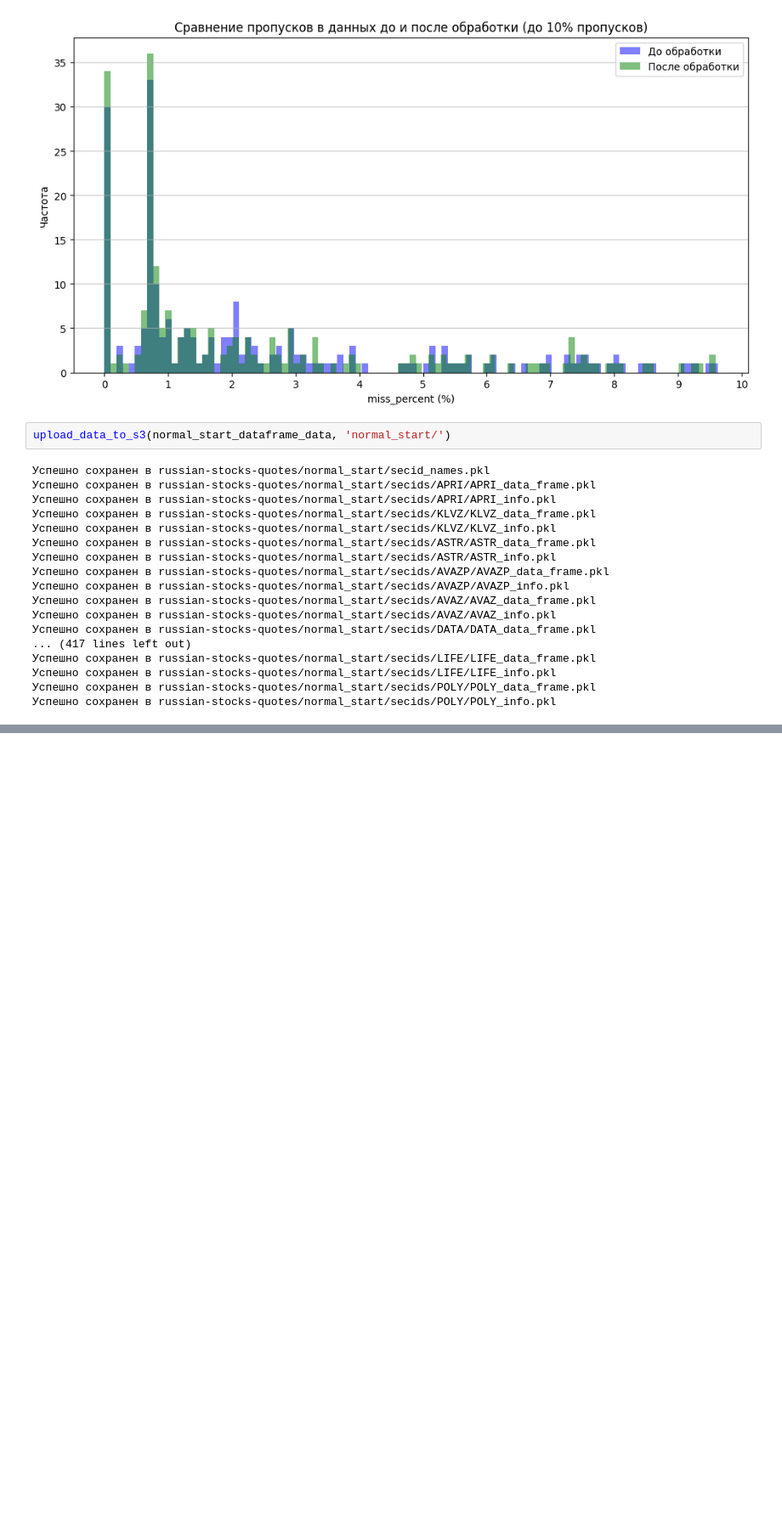
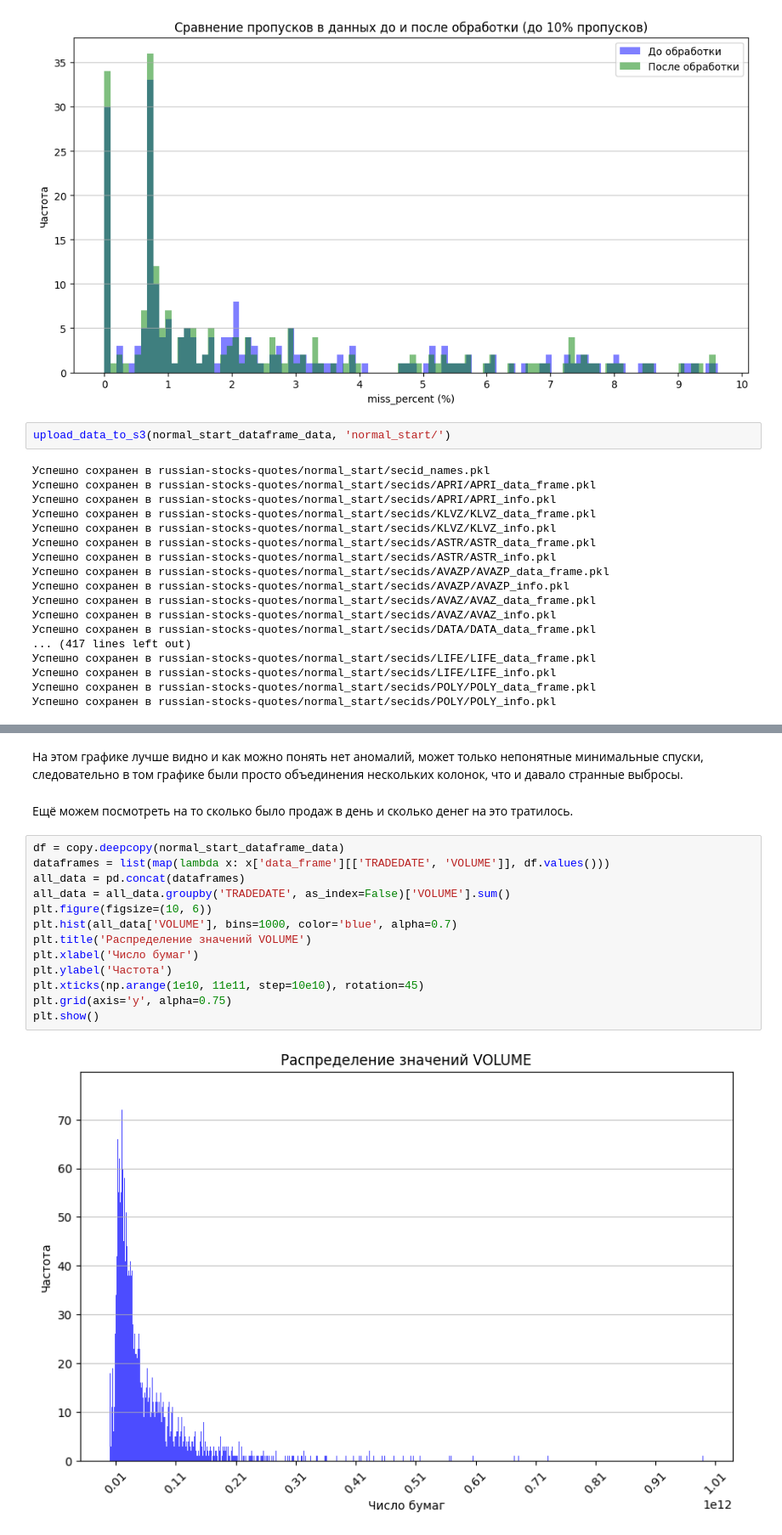
Before and after one commit to AlexTrigolos/forecasting_russian_stock_prices, a Jupyter notebook: data_analysis_and_processing/Анализ_и_обработка_данных.ipynb, the cells around one changed output, grey strips where cells are left out. Shown at 85% size. Saved outputs shown, nothing was run; the diff lists cells and outputs as text; blank space fills up the shorter version.

```diff
--- a/data_analysis_and_processing/Анализ_и_обработка_данных.ipynb
+++ b/data_analysis_and_processing/Анализ_и_обработка_данных.ipynb
@@ -337,0 +367,19 @@ upload_data_to_s3(normal_start_dataframe_data, 'normal_start/')
+# %% [markdown]
+На этом графике лучше видно и как можно понять нет аномалий, может только непонятные минимальные спуски, следовательно в том графике были просто объединения нескольких колонок, что и давало странные выбросы.
+# %% [markdown]
+Ещё можем посмотреть на то сколько было продаж в день и сколько денег на это тратилось.
+# %%
+df = copy.deepcopy(normal_start_dataframe_data)
+dataframes = list(map(lambda x: x['data_frame'][['TRADEDATE', 'VOLUME']], df.values()))
+all_data = pd.concat(dataframes)
+all_data = all_data.groupby('TRADEDATE', as_index=False)['VOLUME'].sum()
+plt.figure(figsize=(10, 6))
+plt.hist(all_data['VOLUME'], bins=1000, color='blue', alpha=0.7)
+plt.title('Распределение значений VOLUME')
+plt.xlabel('Число бумаг')
+plt.ylabel('Частота')
+plt.xticks(np.arange(1e10, 11e11, step=10e10), rotation=45)
+plt.grid(axis='y', alpha=0.75)
+plt.show()
+# %% [output]
+[figure, added]
```
Also changed, not shown: parts of 30 cells of this notebook.
